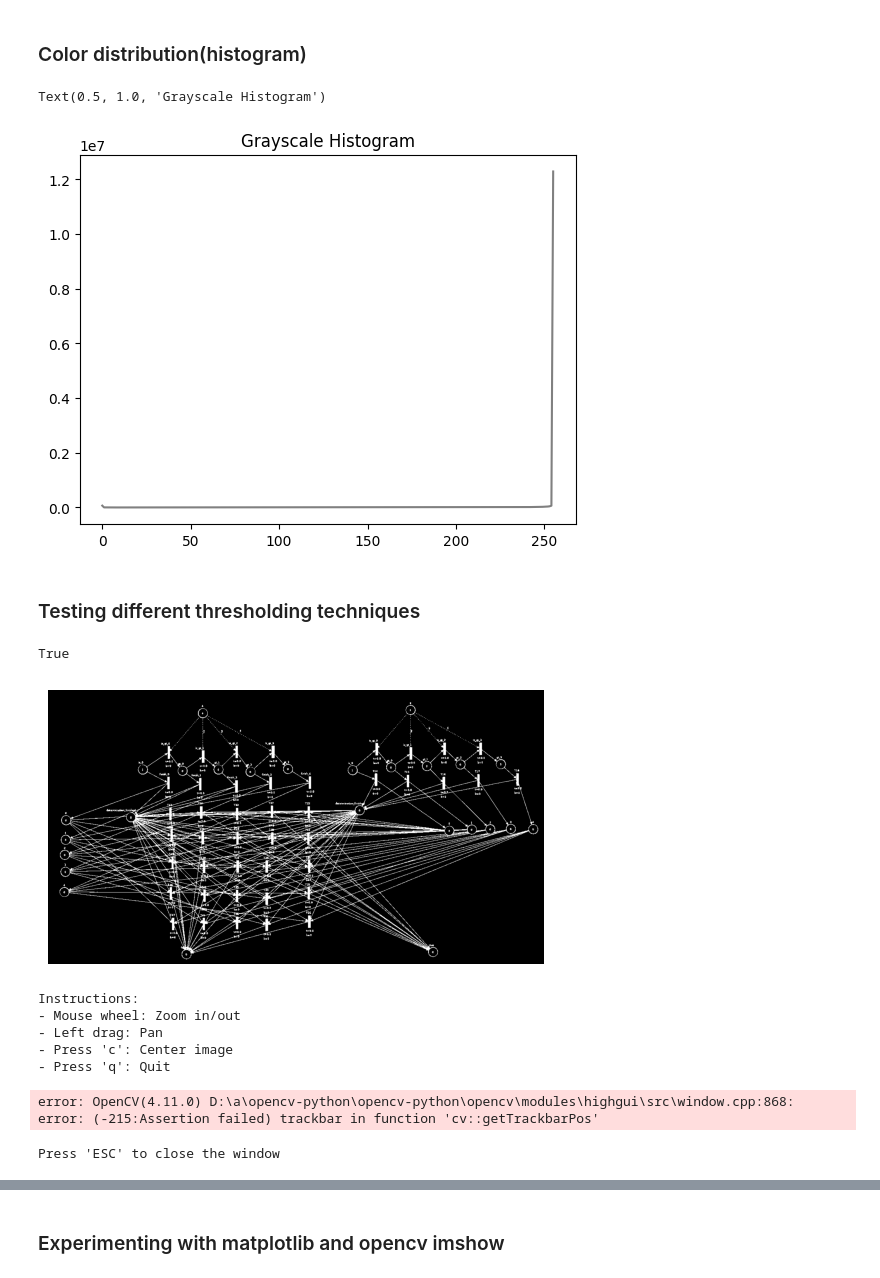
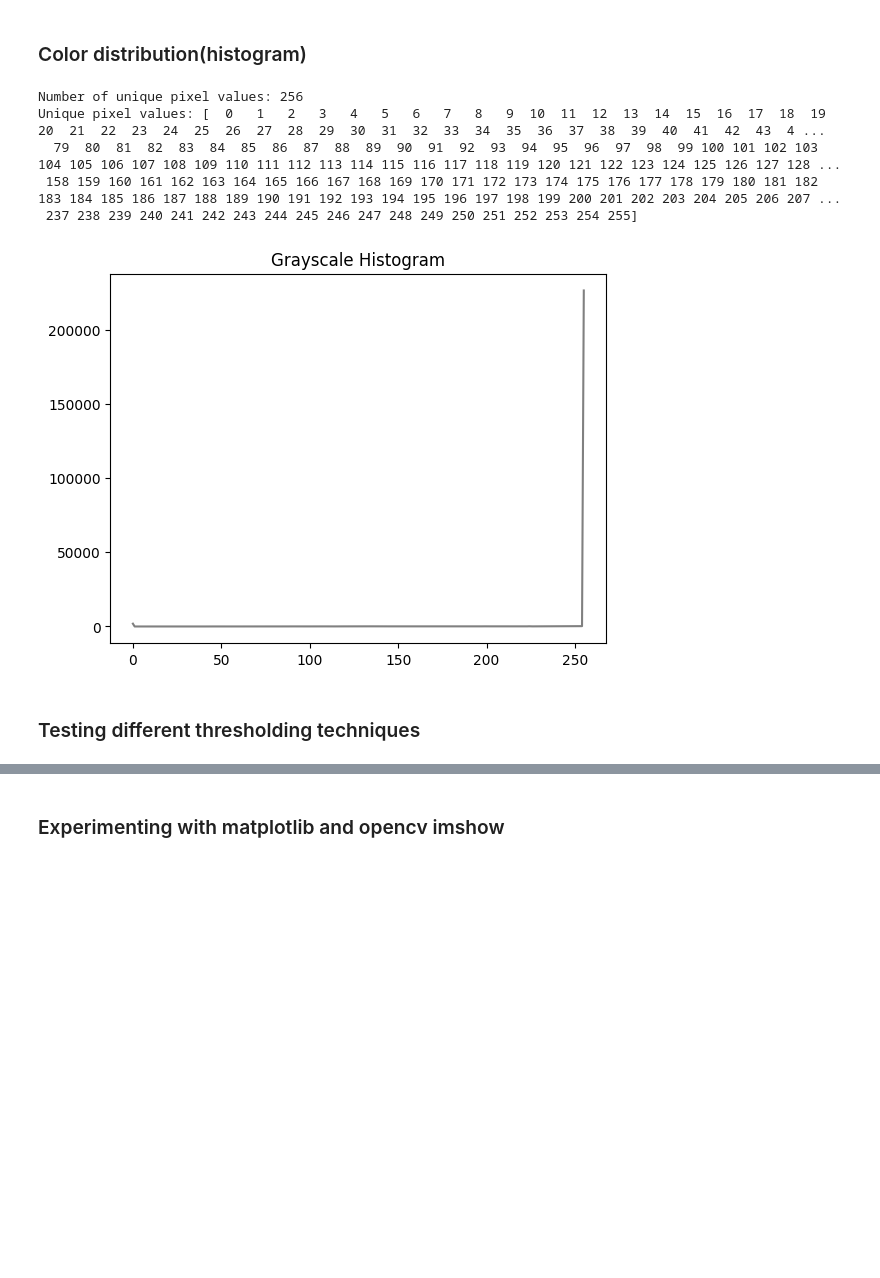
Before and after one commit to sam0ed/sketch2pnml, a Jupyter notebook: src/experiment.ipynb, the cells around one changed output, grey strips where cells are left out. Drawn from its saved outputs; the diff is of its cells as text; code cells hidden in the pictures; blank space fills up the shorter version.

```diff
--- a/src/experiment.ipynb
+++ b/src/experiment.ipynb
@@ -42,0 +18,27 @@ True
+# %%
+model_dir = '../models'
+os.makedirs(model_dir, exist_ok=True)
+
+img_path = '../data/else/sunset-lake-landscape-illustration-free-vector.jpg'
+img_path = '../data/else/arrows.png'
+img_path = '../data/else/dogs.jpeg'
+img_path = '../data/else/overlapped.png'
+img_path = '../data/else/padded_image.png'
+
+img_path = '../data/local/simple_petri_1.jpg'
+img_path = '../data/local/complex_petri_1.jpg'
+img_path = '../data/local/complex_petri_2_temp.png'
+img_path = '../data/local/mid_petri_1.png'
+
+img_path = '../data/morphed/mid_petri_1_1.5_contrast.png'
+
+# img_path = '../data/internet/hand_drawn_petri.jpg'
+
+img = cv2.imread(img_path)
+img_gray = cv2.cvtColor(img, cv2.COLOR_BGR2GRAY)
+img_inverted = cv2.bitwise_not(img_gray)
+
+plt.imshow(img_gray, cmap='gray')
+plt.axis('off')
+
+img.shape
@@ -43,43 +48,19 @@ True
 # %% [markdown]
 ### Color distribution(histogram)
 # %%
-gray_hist = cv2.calcHist([image_gray], [0], None, [256], [0, 256])
+gray_hist = cv2.calcHist([img_gray], [0], None, [256], [0, 256])
 plt.plot(gray_hist, color='gray')
 plt.title('Grayscale Histogram')
+
+unique_values = np.unique(img_gray)
+print(f"Number of unique pixel values: {len(unique_values)}")
+print(f"Unique pixel values: {unique_values}")
 # %% [output]
-Text(0.5, 1.0, 'Grayscale Histogram')
+Number of unique pixel values: 256
+Unique pixel values: [  0   1   2   3   4   5   6   7   8   9  10  11  12  13  14  15  16  17  18  19  20  21  22  23  24  25  26  27  28  29  30  31  32  33  34  35  36  37  38  39  40  41  42  43  4 ...
+  79  80  81  82  83  84  85  86  87  88  89  90  91  92  93  94  95  96  97  98  99 100 101 102 103 104 105 106 107 108 109 110 111 112 113 114 115 116 117 118 119 120 121 122 123 124 125 126 127 128 ...
+ 158 159 160 161 162 163 164 165 166 167 168 169 170 171 172 173 174 175 176 177 178 179 180 181 182 183 184 185 186 187 188 189 190 191 192 193 194 195 196 197 198 199 200 201 202 203 204 205 206 207 ...
+ 237 238 239 240 241 242 243 244 245 246 247 248 249 250 251 252 253 254 255]
-[figure, old version]
+[figure, new version]
 # %% [markdown]
 ### Testing different thresholding techniques
-# %%
-# 1. Basic thresholding
-_, basic_thresh = cv2.threshold(image_gray, 127, 255, cv2.THRESH_BINARY)
-
-# 2. Otsu's method
-_, otsu_thresh = cv2.threshold(image_gray, 0, 255, cv2.THRESH_BINARY_INV + cv2.THRESH_OTSU)
-
-# 3. Adaptive thresholding
-adaptive_mean = cv2.adaptiveThreshold(image_gray, 255, cv2.ADAPTIVE_THRESH_MEAN_C,
-                                     cv2.THRESH_BINARY, 5, 2)
-adaptive_gaussian = cv2.adaptiveThreshold(image_gray, 255, cv2.ADAPTIVE_THRESH_GAUSSIAN_C,
-                                         cv2.THRESH_BINARY, 11, 2)
-
-plt.imshow(otsu_thresh, cmap='gray')
-plt.axis('off')
-
-# Save the thresholded images to files
-cv2.imwrite(f'../assets/postprocessed/{get_variable_name(basic_thresh)}.png', basic_thresh)
-cv2.imwrite(f'../assets/postprocessed/{get_variable_name(otsu_thresh)}.png', otsu_thresh)
-cv2.imwrite(f'../assets/postprocessed/{get_variable_name(adaptive_mean)}.png', adaptive_mean)
-cv2.imwrite(f'../assets/postprocessed/{get_variable_name(adaptive_gaussian)}.png', adaptive_gaussian)
-# %% [output]
-True
-[figure, removed]
-# %%
-view_image(f'../assets/postprocessed/{get_variable_name(otsu_thresh)}.png')
-# %% [output]
-Instructions:
-- Mouse wheel: Zoom in/out
-- Left drag: Pan
-- Press 'c': Center image
-- Press 'q': Quit
@@ -141,5 +66,0 @@ def explore_adaptive_threshold(img):
-# %%
-explore_adaptive_threshold(image)
-# %% [output]
-error: OpenCV(4.11.0) D:\a\opencv-python\opencv-python\opencv\modules\highgui\src\window.cpp:868: error: (-215:Assertion failed) trackbar in function 'cv::getTrackbarPos'
-Press 'ESC' to close the window
```
Also changed, not shown: parts of 31 cells of this notebook, 57 other files.
